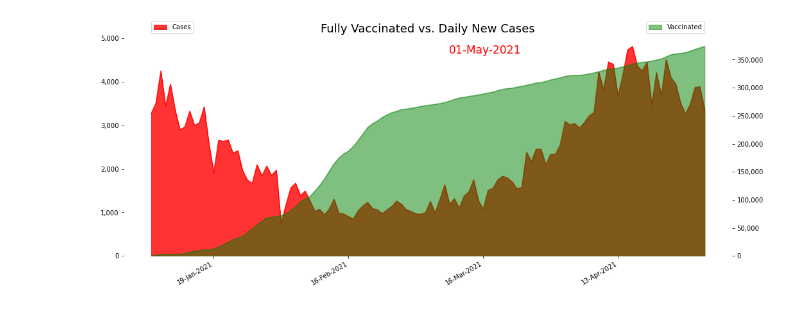
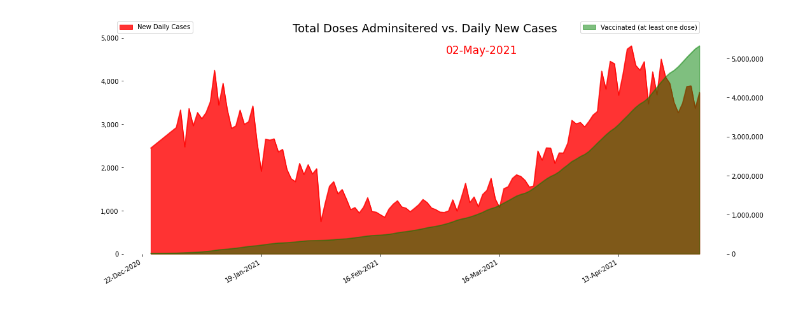
Before and after one commit to vipervit/covid_ont, a Jupyter notebook: jup/vaccases.ipynb, the cells around one changed output. Drawn from its saved outputs; the diff is of its cells as text; code cells hidden in the pictures.

```diff
--- a/jup/vaccases.ipynb
+++ b/jup/vaccases.ipynb
@@ -25,24 +25,24 @@ dataset_get('Cases by PHU')
 df_cases=dataset_read('Cases by PHU')[['Date', 'Total']]
 df_cases.columns=['Date', 'New Cases']
 # %%
-df_vac=dataset_read('Vaccinations')[['report_date', 'total_individuals_fully_vaccinated']]
-df_vac.columns=['Date', 'Fully Vaccinated Total']
+df_vac=dataset_read('Vaccinations')[['report_date', 'total_doses_administered']]
+df_vac.columns=['Date', 'Total Doses Administered']
 # %%
 df_plot=pd.merge(df_vac, df_cases, on='Date')
 df_plot.fillna(0, inplace=True)
-df_plot['Fully Vaccinated Total']=df_plot['Fully Vaccinated Total'].astype(int)
-df_plot.drop(df_plot[df_plot['Fully Vaccinated Total']==0].index, inplace=True)
+df_plot['Fully Vaccinated Total']=df_plot['Total Doses Administered'].astype(int)
+df_plot.drop(df_plot[df_plot['Total Doses Administered']==0].index, inplace=True)
 df_plot['Date']=pd.to_datetime(df_plot['Date'])
 df_plot.set_index('Date', inplace=True)
 # %%
-def make_plot_vaccases(df_plot):
-    f_plot='vaccases-1700x600.png'
+def make_plot(df_plot):
+    f_plot='vaccases.png'
     last_updated=str(df_plot.index.max().strftime('%d-%b-%Y'))
     fig, ax1 = plt.subplots(1, 1, figsize=(17,7))
     plt.style.use('fast')
     ax2=ax1.twinx()
-    df_plot.plot(ax=ax1, kind='area', alpha=0.8, y='New Cases', color='red', label='Cases')
-    df_plot.plot(ax=ax2, kind='area', alpha=0.5, y='Fully Vaccinated Total', color='green', label='Vaccinated')
+    df_plot.plot(ax=ax1, kind='area', alpha=0.8, y='New Cases', color='red', label='New Daily Cases')
+    df_plot.plot(ax=ax2, kind='area', alpha=0.5, y='Total Doses Administered', color='green', label='Vaccinated (at least one dose)')
     ax1.set_xlabel('')
     ax1.legend(loc=0, bbox_to_anchor=(0.12, 1.08))
     ax2.legend(loc=1, bbox_to_anchor=(0.96, 1.08))
@@ -58,10 +58,10 @@ def make_plot_vaccases(df_plot):
     ax1.xaxis.set_major_formatter(DateFormatter("%d-%b-%Y"))
     ax1.get_yaxis().set_major_formatter(ticker.FuncFormatter(lambda x, p: format(int(x), ',')))
     ax2.get_yaxis().set_major_formatter(ticker.FuncFormatter(lambda x, p: format(int(x), ',')))
-    plt.title('Fully Vaccinated vs. Daily New Cases', fontsize=18)
+    plt.title('Total Doses Adminsitered vs. Daily New Cases', fontsize=18)
     plt.annotate(last_updated, xy=(550, 370), xycoords='figure points', color='red', fontsize=17) # last updated
     fig.savefig(DIR_IMAGES + f_plot, facecolor='oldlace')
 # %%
-make_plot_vaccases(df_plot)
+make_plot(df_plot)
 # %% [output]
-[figure, old version]
+[figure, new version]
```
Also changed, not shown: parts of 1 cell of this notebook, 3 other files.
